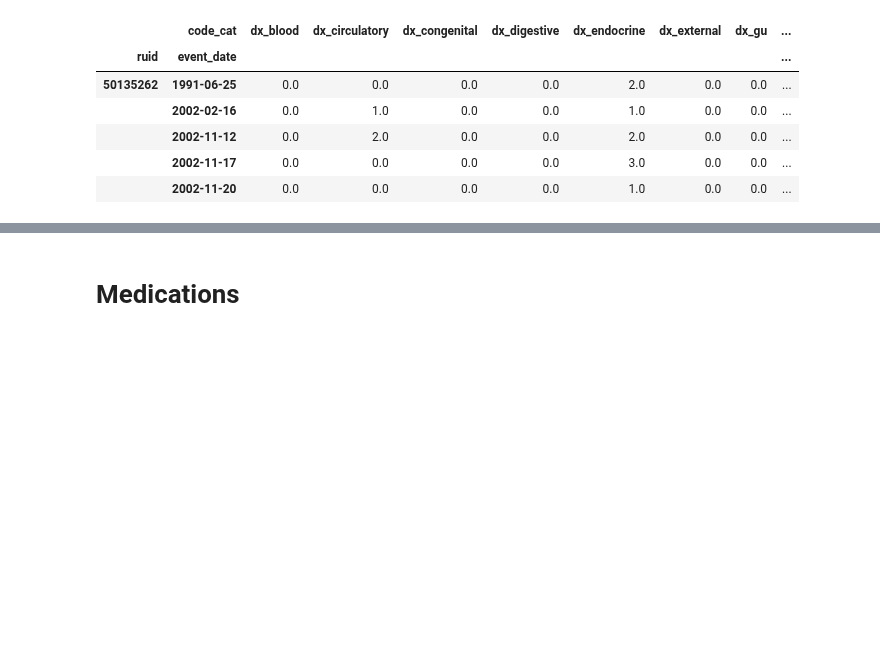
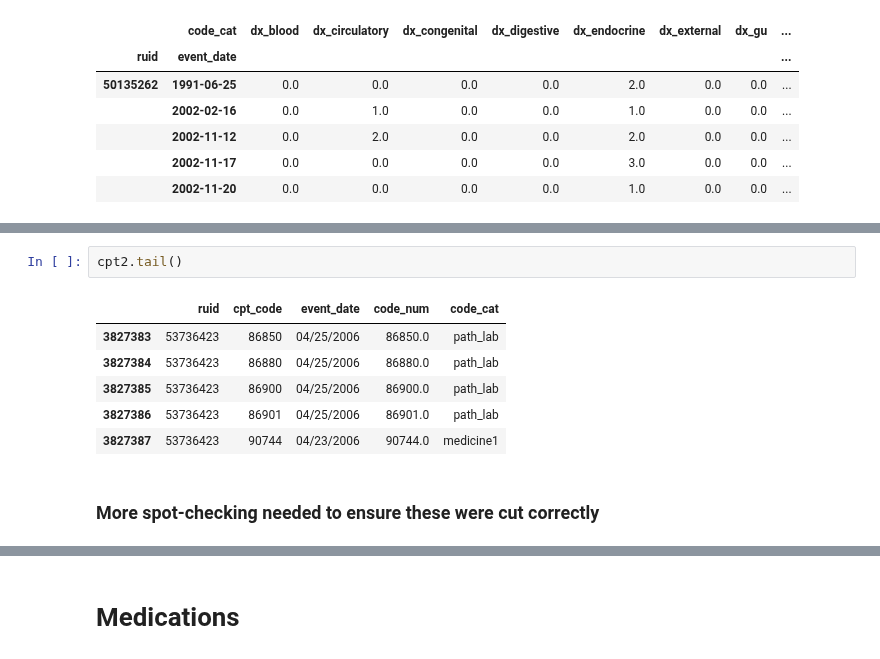
Before and after one commit to alvinjeffery/Bios8366_project, a Jupyter notebook: code/alvin_prelim.ipynb, the cells around one changed output, grey strips where cells are left out. Drawn from its saved outputs; the diff is of its cells as text; blank space fills up the shorter version.

```diff
--- a/code/alvin_prelim.ipynb
+++ b/code/alvin_prelim.ipynb
@@ -361,0 +445,11 @@ icd_wide.head()
+# %%
+cpt2.tail()
+# %% [output]
+|  | ruid | cpt_code | event_date | code_num | code_cat |
+| 3827383 | 53736423 | 86850 | 04/25/2006 | 86850.0 | path_lab |
+| 3827384 | 53736423 | 86880 | 04/25/2006 | 86880.0 | path_lab |
+| 3827385 | 53736423 | 86900 | 04/25/2006 | 86900.0 | path_lab |
+| 3827386 | 53736423 | 86901 | 04/25/2006 | 86901.0 | path_lab |
+| 3827387 | 53736423 | 90744 | 04/23/2006 | 90744.0 | medicine1 |
+# %% [markdown]
+### More spot-checking needed to ensure these were cut correctly
```
Also changed, not shown: parts of 18 cells of this notebook.
